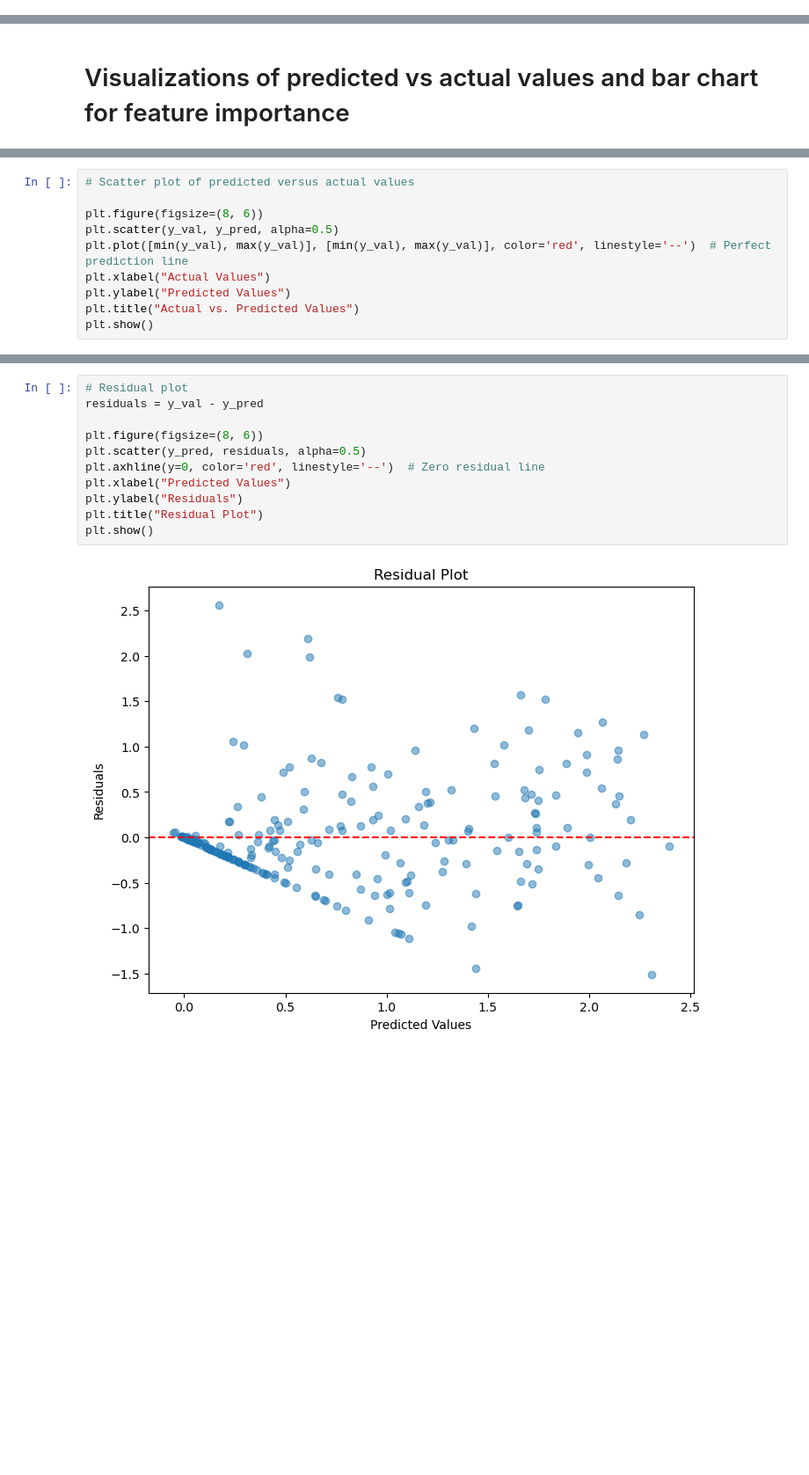
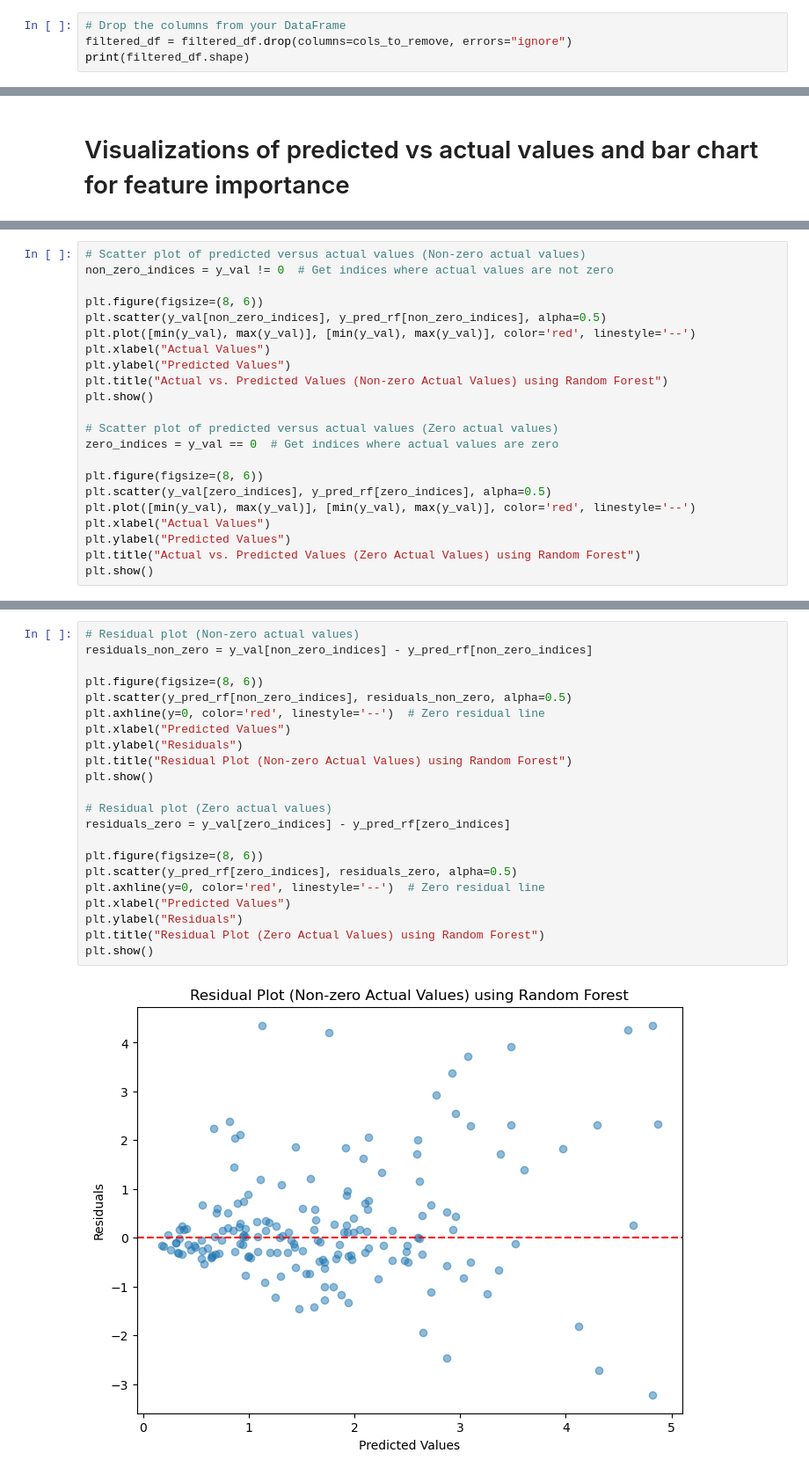
Before and after one commit to doctorsmylie/lead-poisoning, a Jupyter notebook: regression_all_data.ipynb, the cells around one changed output, grey strips where cells are left out. Shown at 88% size. Cells and saved outputs as stored; diff of their text form; blank space fills up the shorter version.

```diff
--- a/regression_all_data.ipynb
+++ b/regression_all_data.ipynb
@@ -167,0 +165,4 @@ print(filtered_df.shape)
+# %%
+# Drop the columns from your DataFrame
+filtered_df = filtered_df.drop(columns=cols_to_remove, errors="ignore")
+print(filtered_df.shape)
@@ -353,11 +447,23 @@ Model - R-squared: 0.6278998681868628
 # %%
-# Scatter plot of predicted versus actual values
+# Scatter plot of predicted versus actual values (Non-zero actual values)
+non_zero_indices = y_val != 0  # Get indices where actual values are not zero
 
 plt.figure(figsize=(8, 6))
-plt.scatter(y_val, y_pred, alpha=0.5)
-plt.plot([min(y_val), max(y_val)], [min(y_val), max(y_val)], color='red', linestyle='--')  # Perfect prediction line
+plt.scatter(y_val[non_zero_indices], y_pred_rf[non_zero_indices], alpha=0.5)
+plt.plot([min(y_val), max(y_val)], [min(y_val), max(y_val)], color='red', linestyle='--')
 plt.xlabel("Actual Values")
 plt.ylabel("Predicted Values")
-plt.title("Actual vs. Predicted Values")
+plt.title("Actual vs. Predicted Values (Non-zero Actual Values) using Random Forest")
 plt.show()
+
+# Scatter plot of predicted versus actual values (Zero actual values)
+zero_indices = y_val == 0  # Get indices where actual values are zero
+
+plt.figure(figsize=(8, 6))
+plt.scatter(y_val[zero_indices], y_pred_rf[zero_indices], alpha=0.5)
+plt.plot([min(y_val), max(y_val)], [min(y_val), max(y_val)], color='red', linestyle='--')
+plt.xlabel("Actual Values")
+plt.ylabel("Predicted Values")
+plt.title("Actual vs. Predicted Values (Zero Actual Values) using Random Forest")
+plt.show()
 # %% [output]
@@ -365,13 +472,24 @@ plt.show()
 # %%
-# Residual plot
-residuals = y_val - y_pred
+# Residual plot (Non-zero actual values)
+residuals_non_zero = y_val[non_zero_indices] - y_pred_rf[non_zero_indices]
 
 plt.figure(figsize=(8, 6))
-plt.scatter(y_pred, residuals, alpha=0.5)
+plt.scatter(y_pred_rf[non_zero_indices], residuals_non_zero, alpha=0.5)
 plt.axhline(y=0, color='red', linestyle='--')  # Zero residual line
 plt.xlabel("Predicted Values")
 plt.ylabel("Residuals")
-plt.title("Residual Plot")
+plt.title("Residual Plot (Non-zero Actual Values) using Random Forest")
 plt.show()
+
+# Residual plot (Zero actual values)
+residuals_zero = y_val[zero_indices] - y_pred_rf[zero_indices]
+
+plt.figure(figsize=(8, 6))
+plt.scatter(y_pred_rf[zero_indices], residuals_zero, alpha=0.5)
+plt.axhline(y=0, color='red', linestyle='--')  # Zero residual line
+plt.xlabel("Predicted Values")
+plt.ylabel("Residuals")
+plt.title("Residual Plot (Zero Actual Values) using Random Forest")
+plt.show()
 # %% [output]
-[figure, old version]
+[figure, new version]
```
Also changed, not shown: parts of 22 cells of this notebook, 1 other file.
